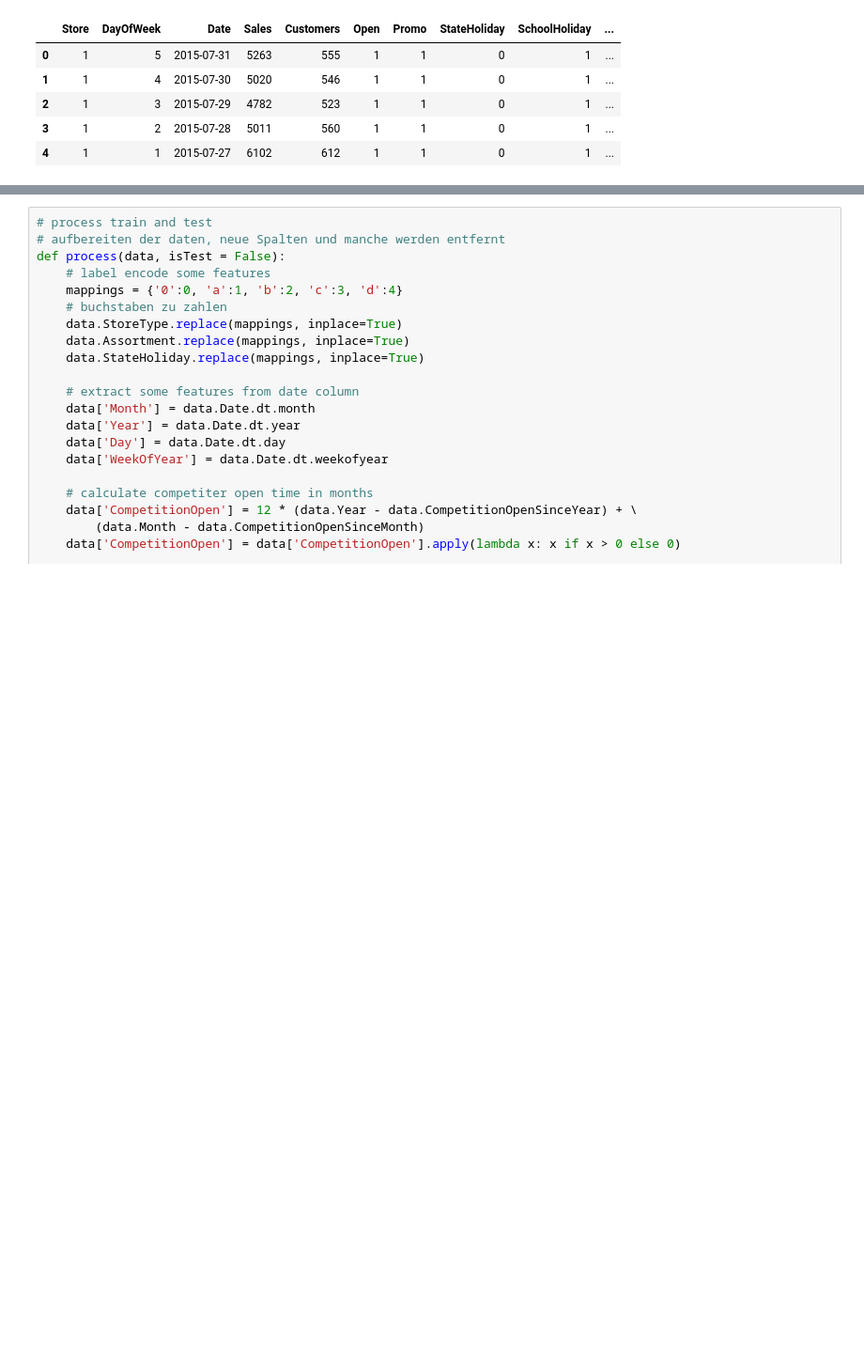
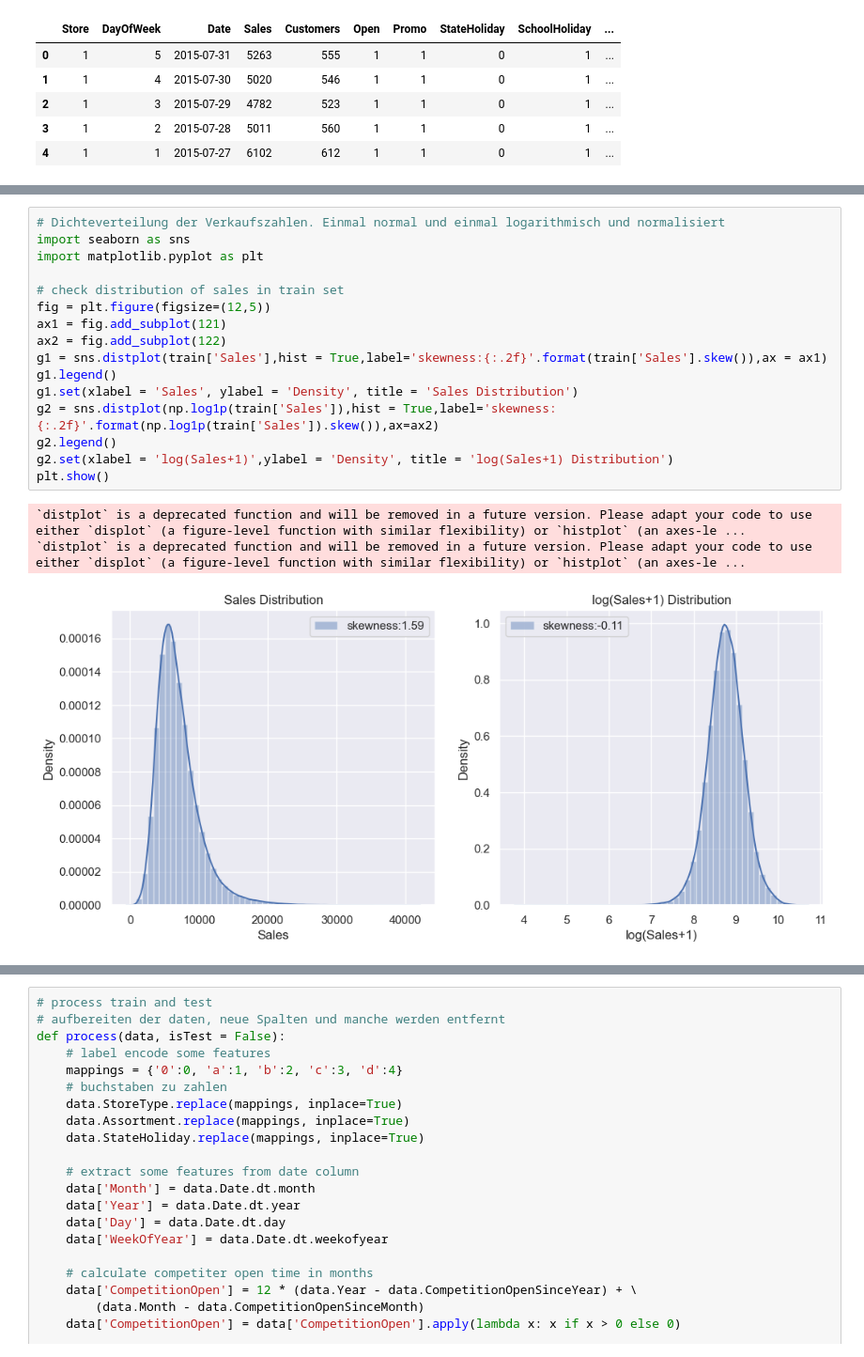
Before and after one commit to dietrichalex/cse, a Jupyter notebook: rossmann-XAI - Sales.ipynb, the cells around one changed output, grey strips where cells are left out. Shown at 94% size. Saved outputs shown, nothing was run; the diff lists cells and outputs as text; blank space fills up the shorter version.

```diff
--- a/rossmann-XAI - Sales.ipynb
+++ b/rossmann-XAI - Sales.ipynb
@@ -40 +70,21 @@ train.head()
+# %%
+# Dichteverteilung der Verkaufszahlen. Einmal normal und einmal logarithmisch und normalisiert
+import seaborn as sns
+import matplotlib.pyplot as plt
+
+# check distribution of sales in train set
+fig = plt.figure(figsize=(12,5))
+ax1 = fig.add_subplot(121)
+ax2 = fig.add_subplot(122)
+g1 = sns.distplot(train['Sales'],hist = True,label='skewness:{:.2f}'.format(train['Sales'].skew()),ax = ax1)
+g1.legend()
+g1.set(xlabel = 'Sales', ylabel = 'Density', title = 'Sales Distribution')
+g2 = sns.distplot(np.log1p(train['Sales']),hist = True,label='skewness:{:.2f}'.format(np.log1p(train['Sales']).skew()),ax=ax2)
+g2.legend()
+g2.set(xlabel = 'log(Sales+1)',ylabel = 'Density', title = 'log(Sales+1) Distribution')
+plt.show()
+# %% [output]
+`distplot` is a deprecated function and will be removed in a future version. Please adapt your code to use either `displot` (a figure-level function with similar flexibility) or `histplot` (an axes-le ...
+`distplot` is a deprecated function and will be removed in a future version. Please adapt your code to use either `displot` (a figure-level function with similar flexibility) or `histplot` (an axes-le ...
+[figure, added]
 # %%
```
Also changed, not shown: parts of 20 cells of this notebook.
